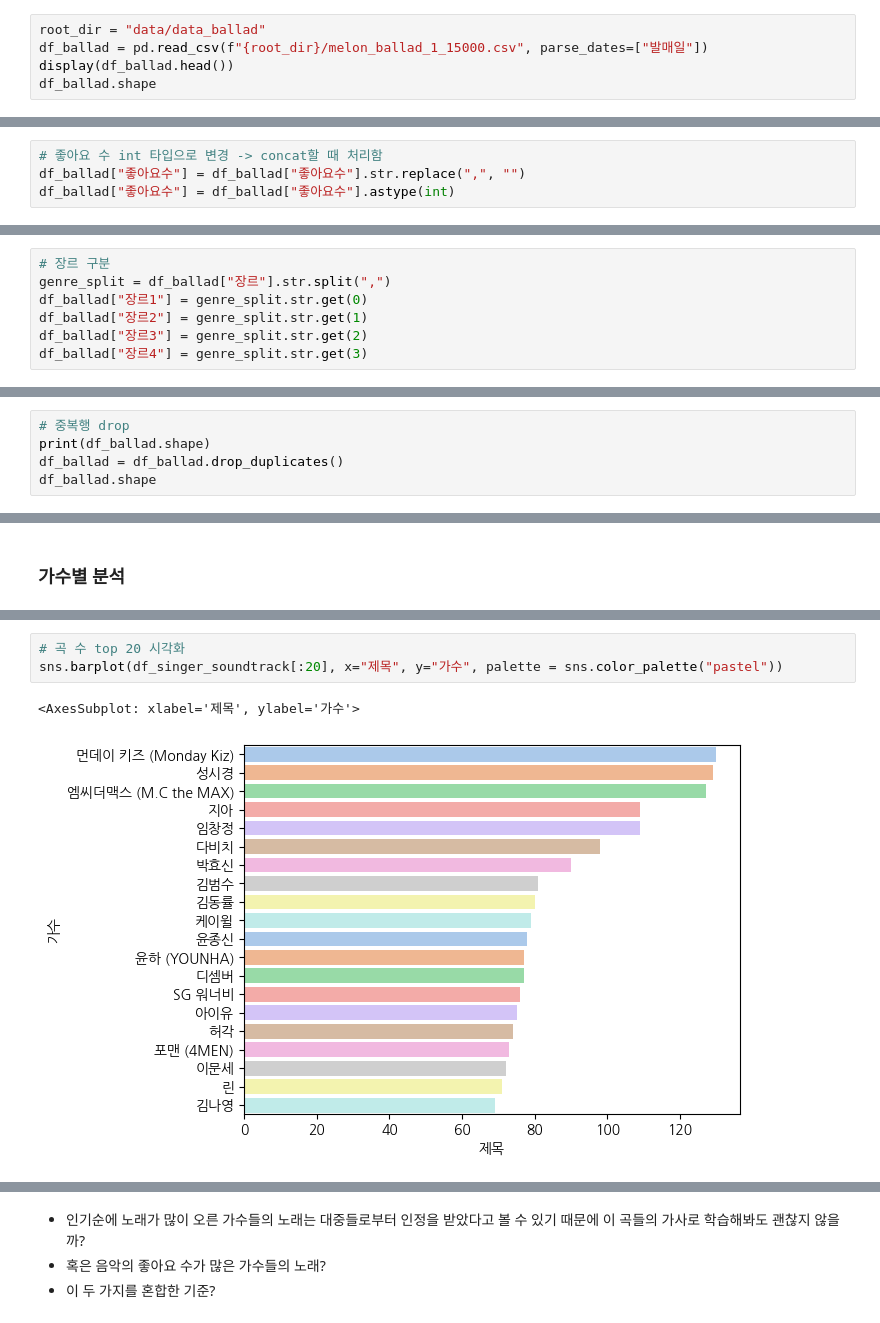
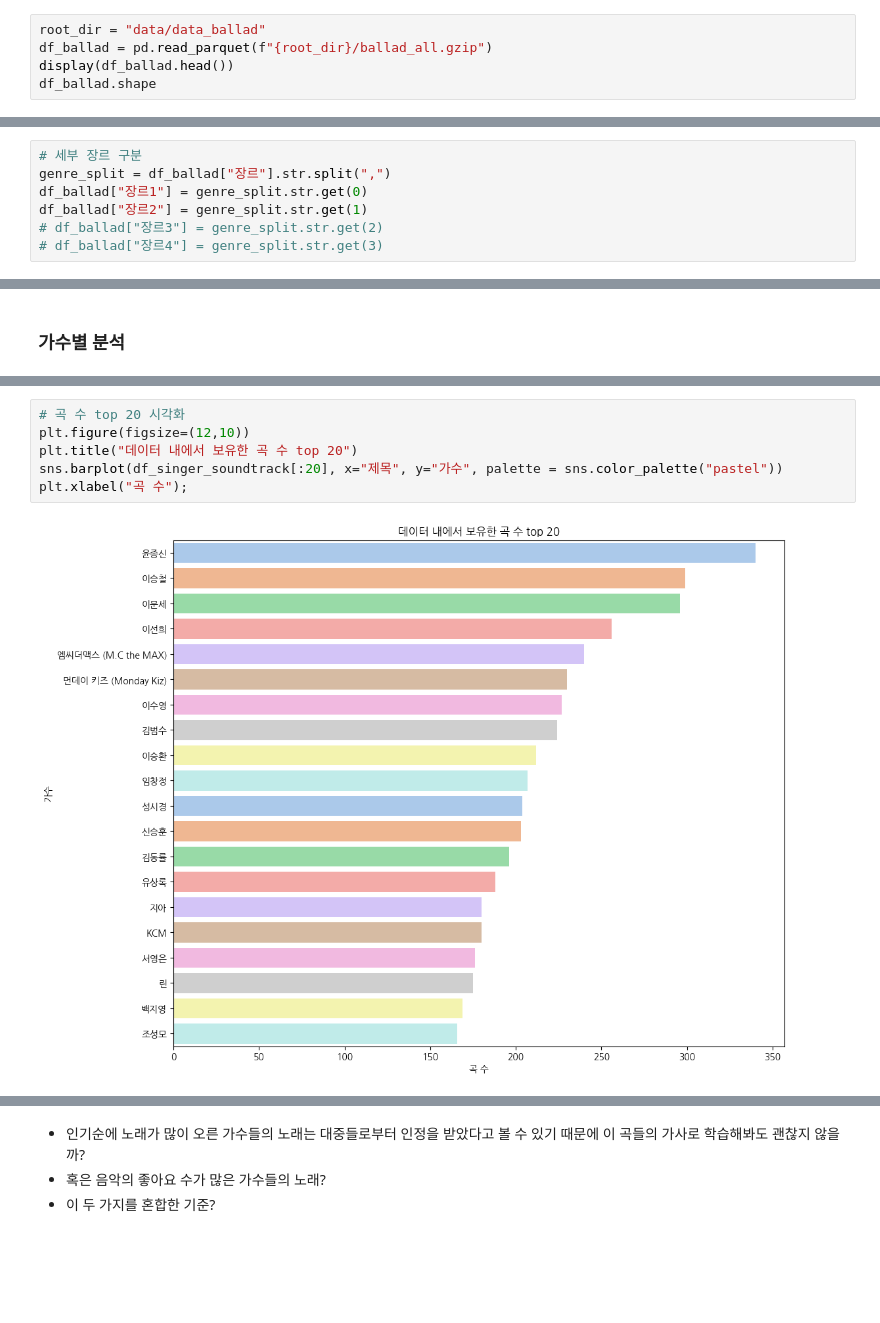
Before and after one commit to happyFinal/project, a Jupyter notebook: eda/EDA_ballad.ipynb, the cells around one changed output, grey strips where cells are left out. Drawn from its saved outputs; the diff is of its cells as text; blank space fills up the shorter version.

```diff
--- a/eda/EDA_ballad.ipynb
+++ b/eda/EDA_ballad.ipynb
@@ -49,7 +41,7 @@ C:\Users\JongHyun_Moon\Jupyter_Python\LikeLion\project
 'C:\\Users\\JongHyun_Moon\\Jupyter_Python\\LikeLion\\project'
 # %%
 root_dir = "data/data_ballad"
-df_ballad = pd.read_csv(f"{root_dir}/melon_ballad_1_15000.csv", parse_dates=["발매일"])
+df_ballad = pd.read_parquet(f"{root_dir}/ballad_all.gzip")
 display(df_ballad.head())
 df_ballad.shape
 # %% [output]
@@ -87,10 +79,6 @@ df_ballad["발매일"] = pd.to_datetime(df_ballad["발매일"], errors="coerce")
 
 # 발매일 없는 데이터는 채울까 ? drop 할까?
 df_ballad = df_ballad.dropna(subset=["발매일"])
-# %%
-# 좋아요 수 int 타입으로 변경 -> concat할 때 처리함
-df_ballad["좋아요수"] = df_ballad["좋아요수"].str.replace(",", "")
-df_ballad["좋아요수"] = df_ballad["좋아요수"].astype(int)
 # %%
 # info
 df_ballad.info()
@@ -111,12 +99,12 @@ memory usage: 677.4+ KB
 # %% [markdown]
 ## 장르 구분
 # %%
-# 장르 구분
+# 세부 장르 구분
 genre_split = df_ballad["장르"].str.split(",")
 df_ballad["장르1"] = genre_split.str.get(0)
 df_ballad["장르2"] = genre_split.str.get(1)
-df_ballad["장르3"] = genre_split.str.get(2)
-df_ballad["장르4"] = genre_split.str.get(3)
+# df_ballad["장르3"] = genre_split.str.get(2)
+# df_ballad["장르4"] = genre_split.str.get(3)
 # %%
 # 장르 분포 확인
 # 장르는 한 곡에 최대 4개까지 있으나 양이 적어서 필요한 컬럼만 사용
@@ -247,5 +212,0 @@ df_ballad[df_ballad.duplicated(keep=False)]
-# %%
-# 중복행 drop
-print(df_ballad.shape)
-df_ballad = df_ballad.drop_duplicates()
-df_ballad.shape
@@ -293,8 +287,10 @@ df_singer_like.head()
 # %%
 # 곡 수 top 20 시각화
+plt.figure(figsize=(12,10))
+plt.title("데이터 내에서 보유한 곡 수 top 20")
 sns.barplot(df_singer_soundtrack[:20], x="제목", y="가수", palette = sns.color_palette("pastel"))
+plt.xlabel("곡 수");
 # %% [output]
-<AxesSubplot: xlabel='제목', ylabel='가수'>
-[figure, old version]
+[figure, new version]
 # %%
 # 좋아요 수 top 20 시각화
```
Also changed, not shown: parts of 49 cells of this notebook, 3 other files.
